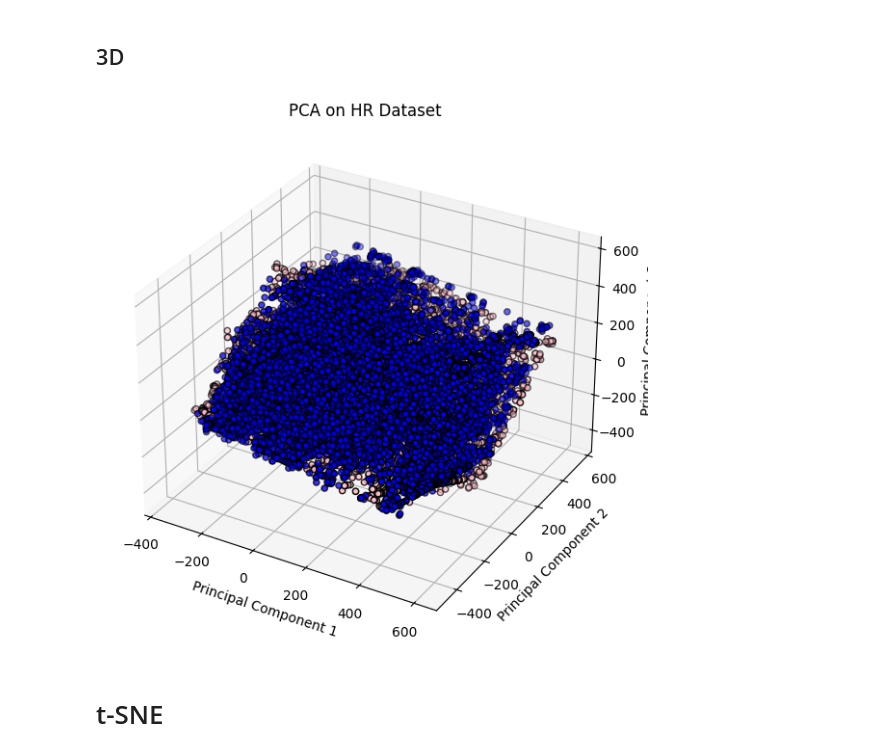
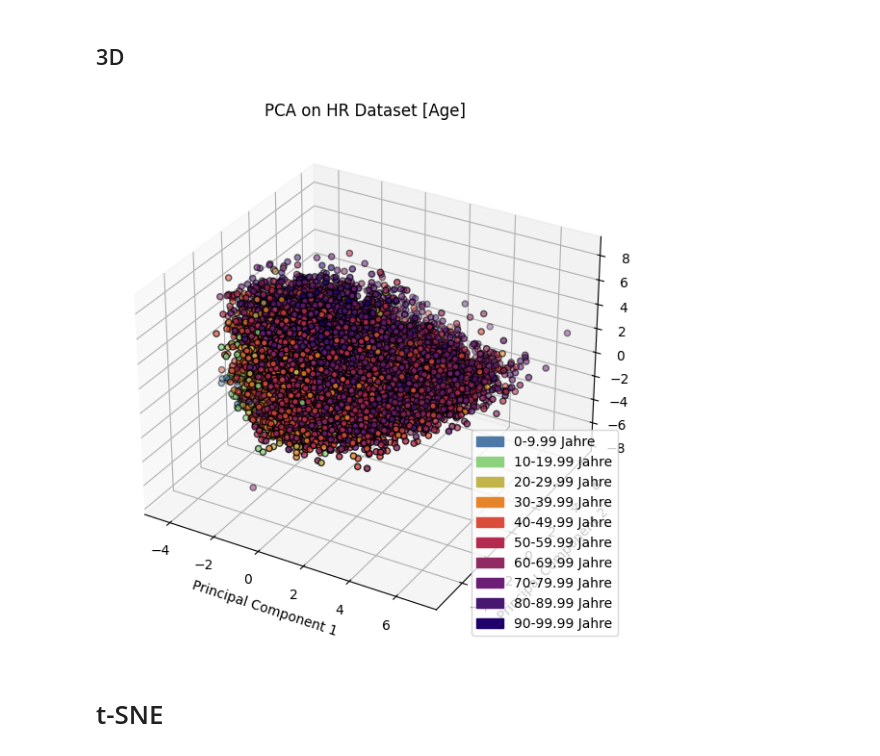
Before and after one commit to weissingerh/das-ex2, a Jupyter notebook: diabetes.ipynb, the cells around one changed output. Saved outputs shown, nothing was run; the diff lists cells and outputs as text; code cells hidden in the pictures.

```diff
--- a/diabetes.ipynb
+++ b/diabetes.ipynb
@@ -97,23 +118,31 @@ plt.show()
 > Die Daten sind sehr homogen und es gibt wenige Ausreißer.
 # %% [markdown]
 ## 3D
-# %%
-pca3D = PCA(n_components=3)
-# pcaFeatures3D = pca3D.fit_transform(scaledData)
-pcaFeatures3DF = pca3D.fit_transform(female)
-pcaFeatures3DM = pca3D.fit_transform(male)
-
-fig = plt.figure(figsize = (10, 7))
-ax = plt.axes(projection ="3d")
-
-ax.scatter3D(pcaFeatures3DF[:, 0], pcaFeatures3DF[:, 1], pcaFeatures3DF[:, 2], color="pink", edgecolor='k')
-ax.scatter3D(pcaFeatures3DM[:, 0], pcaFeatures3DM[:, 1], pcaFeatures3DM[:, 2], color="blue", edgecolor='k')
-plt.title('PCA on HR Dataset')
-ax.set_xlabel('Principal Component 1')
-ax.set_ylabel('Principal Component 2')
-ax.set_zlabel('Principal Component 3')
-plt.show()
-# %% [output]
-[figure, removed]
+# %%
+pca3D = PCA(n_components=3)
+pcaFeatures3D = pca3D.fit_transform(scaledData)
+# %%
+fig = plt.figure(figsize = (10, 7))
+ax = plt.axes(projection ="3d")
+
+ax.scatter3D(pcaFeatures3D[:, 0], pcaFeatures3D[:, 1], pcaFeatures3D[:, 2], c=colorsAge, edgecolor='k')
+plt.title('PCA on HR Dataset [Age]')
+ax.set_xlabel('Principal Component 1')
+ax.set_ylabel('Principal Component 2')
+ax.set_zlabel('Principal Component 3')
+color1 = mpatches.Patch(color='#4e79a7', label='0-9.99 Jahre')
+color2 = mpatches.Patch(color='#8cd17d', label='10-19.99 Jahre')
+color3 = mpatches.Patch(color='#c1b44b', label='20-29.99 Jahre')
+color4 = mpatches.Patch(color='#e6842a', label='30-39.99 Jahre')
+color5 = mpatches.Patch(color='#d94d3a', label='40-49.99 Jahre')
+color6 = mpatches.Patch(color='#b52b50', label='50-59.99 Jahre')
+color7 = mpatches.Patch(color='#912963', label='60-69.99 Jahre')
+color8 = mpatches.Patch(color='#6c1d76', label='70-79.99 Jahre')
+color9 = mpatches.Patch(color='#481770', label='80-89.99 Jahre')
+color10 = mpatches.Patch(color='#1f006b', label='90-99.99 Jahre')
+plt.legend(handles=[color1,color2,color3,color4,color5,color6,color7,color8,color9,color10])
+plt.show()
+# %% [output]
+[figure, added]
 # %% [markdown]
 # t-SNE
```
Also changed, not shown: parts of 14 cells of this notebook, 15 other files.
